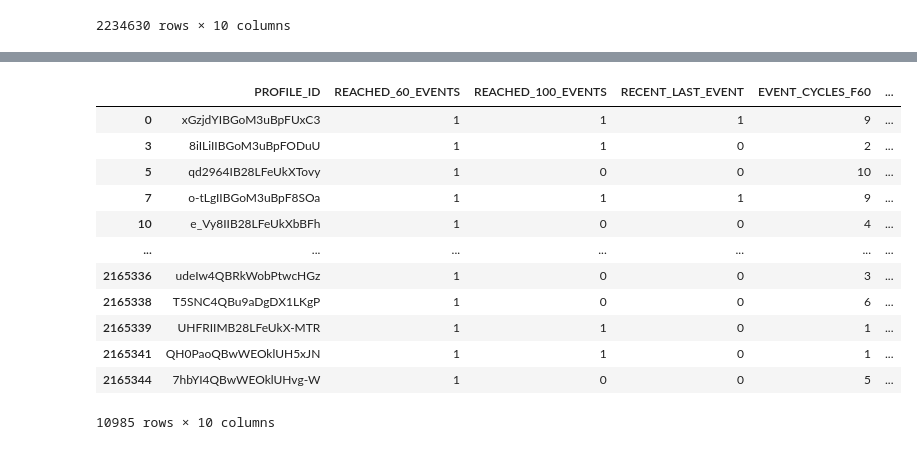
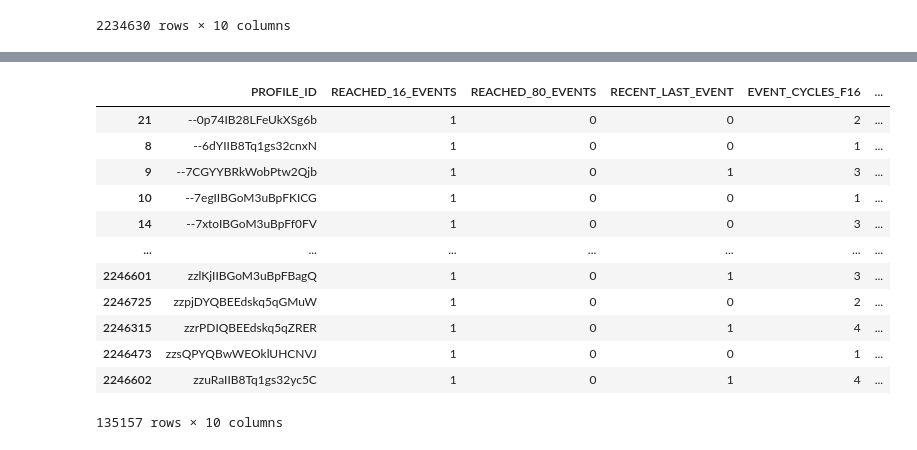
Before and after one commit to Data-ScienceHub/ETM, a Jupyter notebook: Code/eda/eda_features.ipynb, the cells around one changed output, grey strips where cells are left out. Drawn from its saved outputs; the diff is of its cells as text; code cells hidden in the pictures.

Commit message:
Add separate queries used for classification and clustering datasets

```diff
--- a/Code/eda/eda_features.ipynb
+++ b/Code/eda/eda_features.ipynb
@@ -765,22 +729,23 @@ LEFT JOIN time_to_60 ttf ON ea.profile_id = ttf.profile_id
 querying...
 query done
 # %%
-reached_60 = new_features_df_3[new_features_df_3['REACHED_60_EVENTS'] == 1]
-reached_60_100 = reached_60[~((reached_60['REACHED_100_EVENTS'] == 0) & (reached_60['RECENT_LAST_EVENT'] == 1))]
-reached_60_100.to_csv('reached_60_100.csv', index=0)
+reached_first = classification_df[classification_df['REACHED_{}_EVENTS'.format(thresh_1)] == 1]
+reached_first.to_csv('reached_{0}_first_{0}.csv'.format(thresh_1))
+# reached_first_second = reached_first[~((reached_first['REACHED_{}_EVENTS'.format(thresh_2)] == 0) & (reached_first['RECENT_LAST_EVENT'] == 1))]
+# reached_first_second.to_csv('reached_{0}_{1}.csv'.format(thresh_1, thresh_2), index=0)
 # %%
-reached_60_100
+reached_first.sort_values('PROFILE_ID')
 # %% [output]
-|  | PROFILE_ID | REACHED_60_EVENTS | REACHED_100_EVENTS | RECENT_LAST_EVENT | EVENT_CYCLES_F60 | ... |
-| 0 | xGzjdYIBGoM3uBpFUxC3 | 1 | 1 | 1 | 9 | ... |
-| 3 | 8iILiIIBGoM3uBpFODuU | 1 | 1 | 0 | 2 | ... |
-| 5 | qd2964IB28LFeUkXTovy | 1 | 0 | 0 | 10 | ... |
-| 7 | o-tLgIIBGoM3uBpF8SOa | 1 | 1 | 1 | 9 | ... |
-| 10 | e_Vy8IIB28LFeUkXbBFh | 1 | 0 | 0 | 4 | ... |
+|  | PROFILE_ID | REACHED_16_EVENTS | REACHED_80_EVENTS | RECENT_LAST_EVENT | EVENT_CYCLES_F16 | ... |
+| 21 | --0p74IB28LFeUkXSg6b | 1 | 0 | 0 | 2 | ... |
+| 8 | --6dYIIB8Tq1gs32cnxN | 1 | 0 | 0 | 1 | ... |
+| 9 | --7CGYYBRkWobPtw2Qjb | 1 | 0 | 1 | 3 | ... |
+| 10 | --7egIIBGoM3uBpFKICG | 1 | 0 | 0 | 1 | ... |
+| 14 | --7xtoIBGoM3uBpFf0FV | 1 | 0 | 0 | 3 | ... |
 | ... | ... | ... | ... | ... | ... | ... |
-| 2165336 | udeIw4QBRkWobPtwcHGz | 1 | 0 | 0 | 3 | ... |
-| 2165338 | T5SNC4QBu9aDgDX1LKgP | 1 | 0 | 0 | 6 | ... |
-| 2165339 | UHFRIIMB28LFeUkX-MTR | 1 | 1 | 0 | 1 | ... |
-| 2165341 | QH0PaoQBwWEOklUH5xJN | 1 | 1 | 0 | 1 | ... |
-| 2165344 | 7hbYI4QBwWEOklUHvg-W | 1 | 0 | 0 | 5 | ... |
+| 2246601 | zzlKjIIBGoM3uBpFBagQ | 1 | 0 | 1 | 3 | ... |
+| 2246725 | zzpjDYQBEEdskq5qGMuW | 1 | 0 | 0 | 2 | ... |
+| 2246315 | zzrPDIQBEEdskq5qZRER | 1 | 0 | 1 | 4 | ... |
+| 2246473 | zzsQPYQBwWEOklUHCNVJ | 1 | 0 | 0 | 1 | ... |
+| 2246602 | zzuRaIIB8Tq1gs32yc5C | 1 | 0 | 1 | 4 | ... |
-10985 rows × 10 columns
+135157 rows × 10 columns
```
Also changed, not shown: parts of 4 cells of this notebook.
